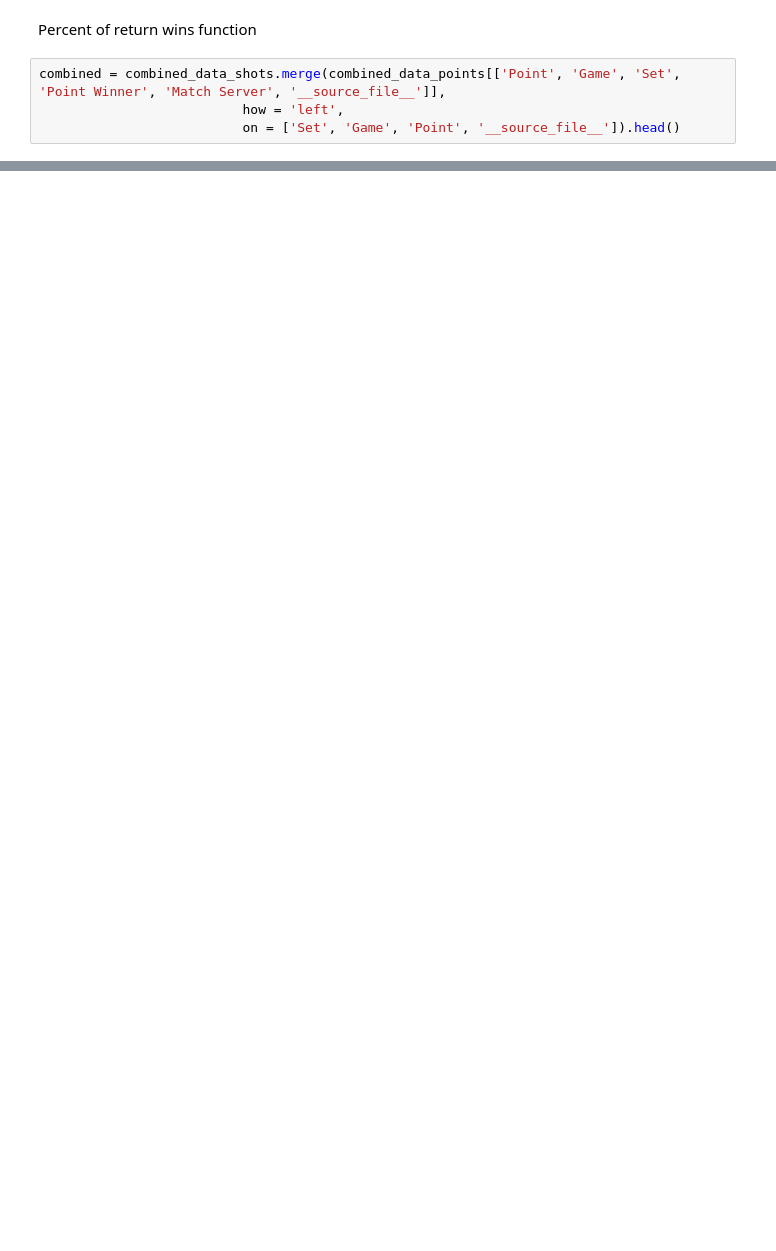
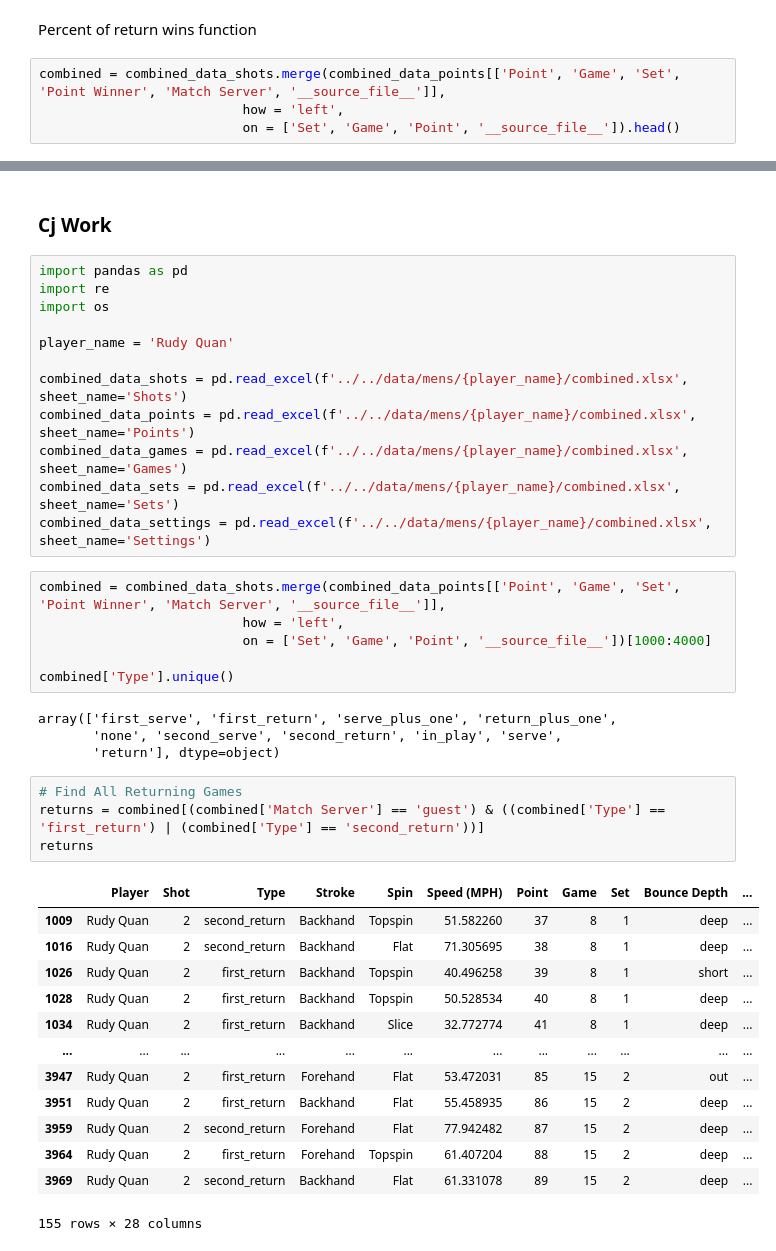
Before and after one commit to cjgimena/consulting-spring2025, a Jupyter notebook: season_report/return_page/return_wins_percent.ipynb, the cells around one changed output, grey strips where cells are left out. Saved outputs shown, nothing was run; the diff lists cells and outputs as text; blank space fills up the shorter version.

Commit message:
Redo Stephanie Return Games Won %

```diff
--- a/season_report/return_page/return_wins_percent.ipynb
+++ b/season_report/return_page/return_wins_percent.ipynb
@@ -56,0 +90,42 @@ combined = combined_data_shots.merge(combined_data_points[['Point', 'Game', 'Set
+# %% [markdown]
+### Cj Work
+# %%
+import pandas as pd
+import re
+import os
+
+player_name = 'Rudy Quan'
+
+combined_data_shots = pd.read_excel(f'../../data/mens/{player_name}/combined.xlsx', sheet_name='Shots')
+combined_data_points = pd.read_excel(f'../../data/mens/{player_name}/combined.xlsx', sheet_name='Points')
+combined_data_games = pd.read_excel(f'../../data/mens/{player_name}/combined.xlsx', sheet_name='Games')
+combined_data_sets = pd.read_excel(f'../../data/mens/{player_name}/combined.xlsx', sheet_name='Sets')
+combined_data_settings = pd.read_excel(f'../../data/mens/{player_name}/combined.xlsx', sheet_name='Settings')
+# %%
+combined = combined_data_shots.merge(combined_data_points[['Point', 'Game', 'Set', 'Point Winner', 'Match Server', '__source_file__']],
+                          how = 'left',
+                          on = ['Set', 'Game', 'Point', '__source_file__'])[1000:4000]
+
+combined['Type'].unique()
+# %% [output]
+array(['first_serve', 'first_return', 'serve_plus_one', 'return_plus_one',
+       'none', 'second_serve', 'second_return', 'in_play', 'serve',
+       'return'], dtype=object)
+# %%
+# Find All Returning Games
+returns = combined[(combined['Match Server'] == 'guest') & ((combined['Type'] == 'first_return') | (combined['Type'] == 'second_return'))]
+returns
+# %% [output]
+|  | Player | Shot | Type | Stroke | Spin | Speed (MPH) | Point | Game | Set | Bounce Depth | ... |
+| 1009 | Rudy Quan | 2 | second_return | Backhand | Topspin | 51.582260 | 37 | 8 | 1 | deep | ... |
+| 1016 | Rudy Quan | 2 | second_return | Backhand | Flat | 71.305695 | 38 | 8 | 1 | deep | ... |
+| 1026 | Rudy Quan | 2 | first_return | Backhand | Topspin | 40.496258 | 39 | 8 | 1 | short | ... |
+| 1028 | Rudy Quan | 2 | first_return | Backhand | Topspin | 50.528534 | 40 | 8 | 1 | deep | ... |
+| 1034 | Rudy Quan | 2 | first_return | Backhand | Slice | 32.772774 | 41 | 8 | 1 | deep | ... |
+| ... | ... | ... | ... | ... | ... | ... | ... | ... | ... | ... | ... |
+| 3947 | Rudy Quan | 2 | first_return | Forehand | Flat | 53.472031 | 85 | 15 | 2 | out | ... |
+| 3951 | Rudy Quan | 2 | first_return | Backhand | Flat | 55.458935 | 86 | 15 | 2 | deep | ... |
+| 3959 | Rudy Quan | 2 | second_return | Forehand | Flat | 77.942482 | 87 | 15 | 2 | deep | ... |
+| 3964 | Rudy Quan | 2 | first_return | Forehand | Topspin | 61.407204 | 88 | 15 | 2 | deep | ... |
+| 3969 | Rudy Quan | 2 | second_return | Backhand | Flat | 61.331078 | 89 | 15 | 2 | deep | ... |
+155 rows × 28 columns
```
Also changed, not shown: parts of 6 cells of this notebook.
